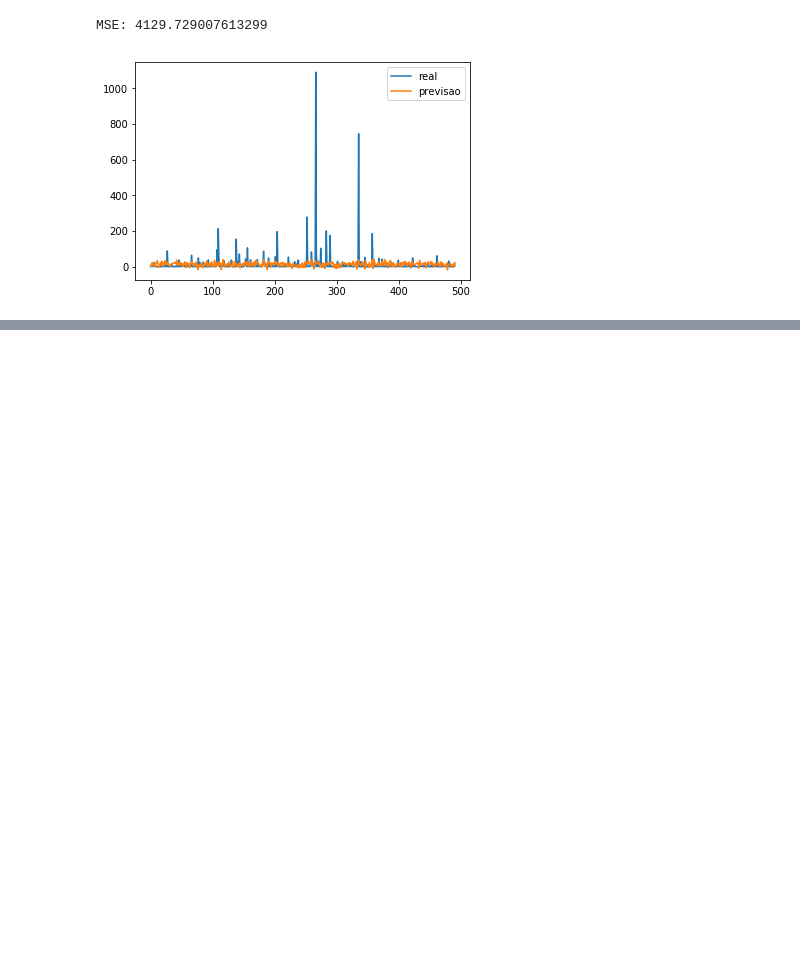
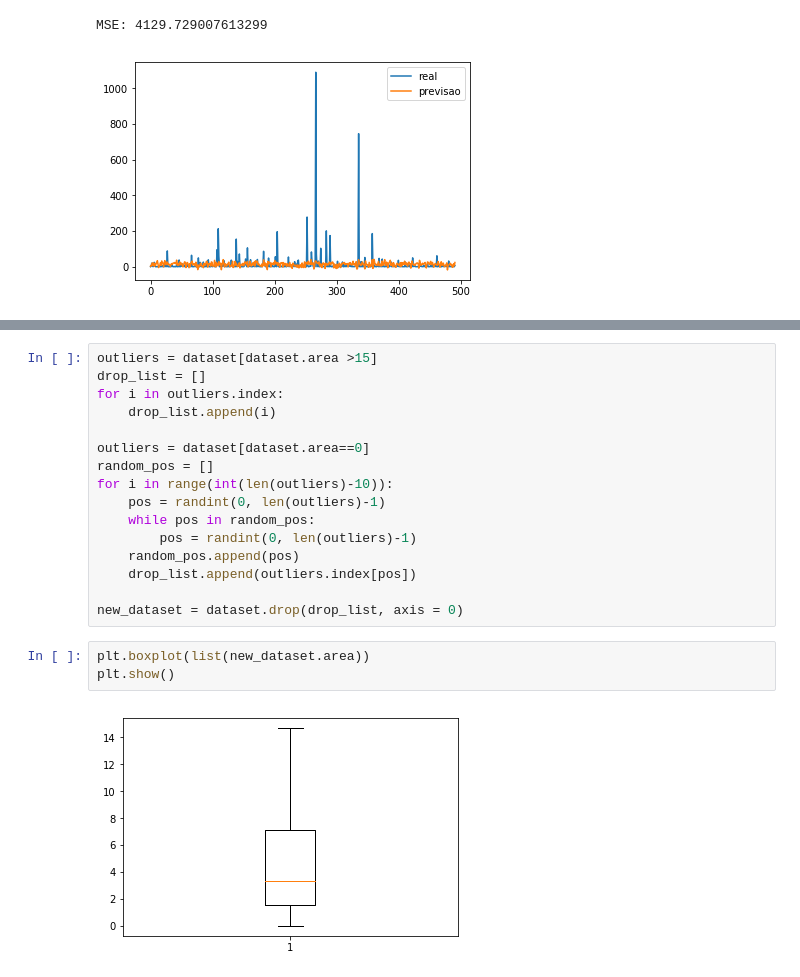
Before and after one commit to jpdol/ForestFires, a Jupyter notebook: ForestFires.ipynb, the cells around one changed output, grey strips where cells are left out. Cells and saved outputs as stored; diff of their text form; blank space fills up the shorter version.

```diff
--- a/ForestFires.ipynb
+++ b/ForestFires.ipynb
@@ -78,0 +88,21 @@ dataset.area
+# %%
+outliers = dataset[dataset.area >15]
+drop_list = []
+for i in outliers.index:
+    drop_list.append(i)
+
+outliers = dataset[dataset.area==0]
+random_pos = []
+for i in range(int(len(outliers)-10)):
+    pos = randint(0, len(outliers)-1)
+    while pos in random_pos:
+        pos = randint(0, len(outliers)-1)
+    random_pos.append(pos)
+    drop_list.append(outliers.index[pos])
+
+new_dataset = dataset.drop(drop_list, axis = 0)
+# %%
+plt.boxplot(list(new_dataset.area))
+plt.show()
+# %% [output]
+[figure, added]
```
Also changed, not shown: parts of 7 cells of this notebook.
